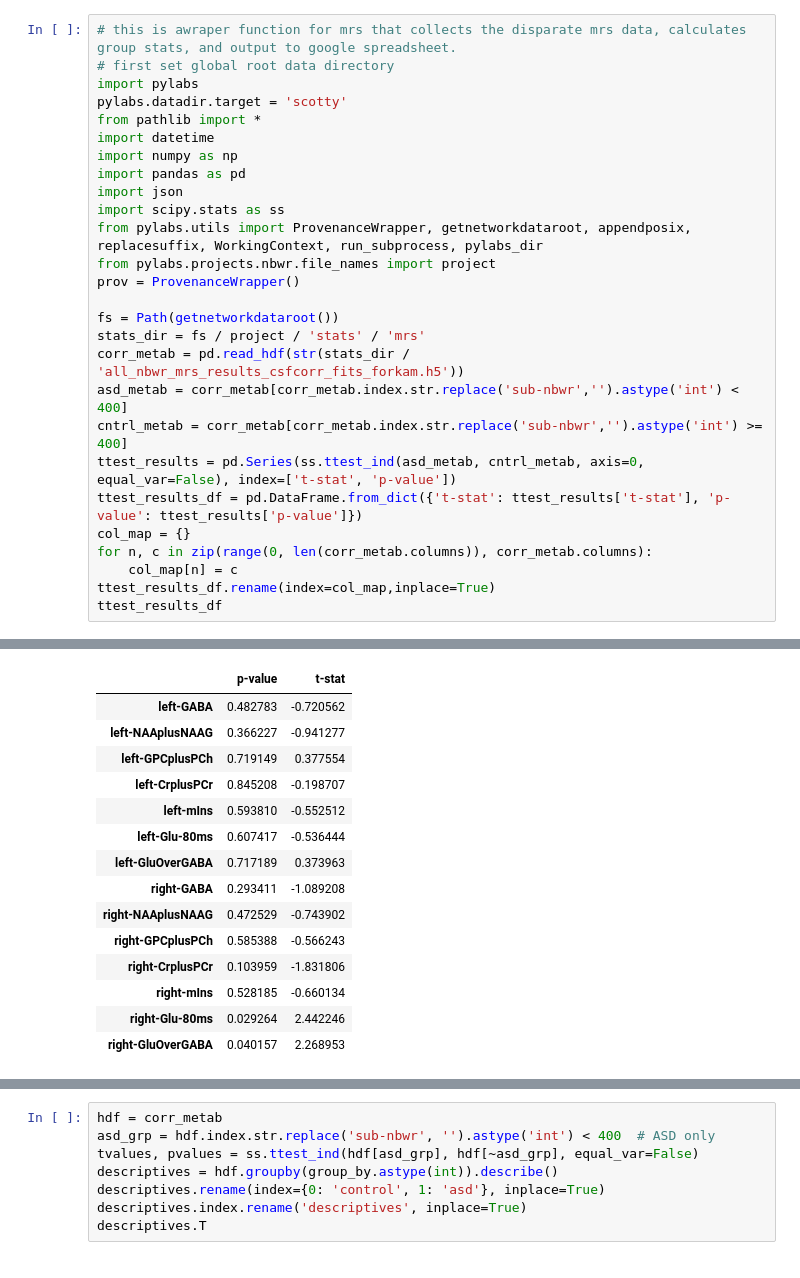
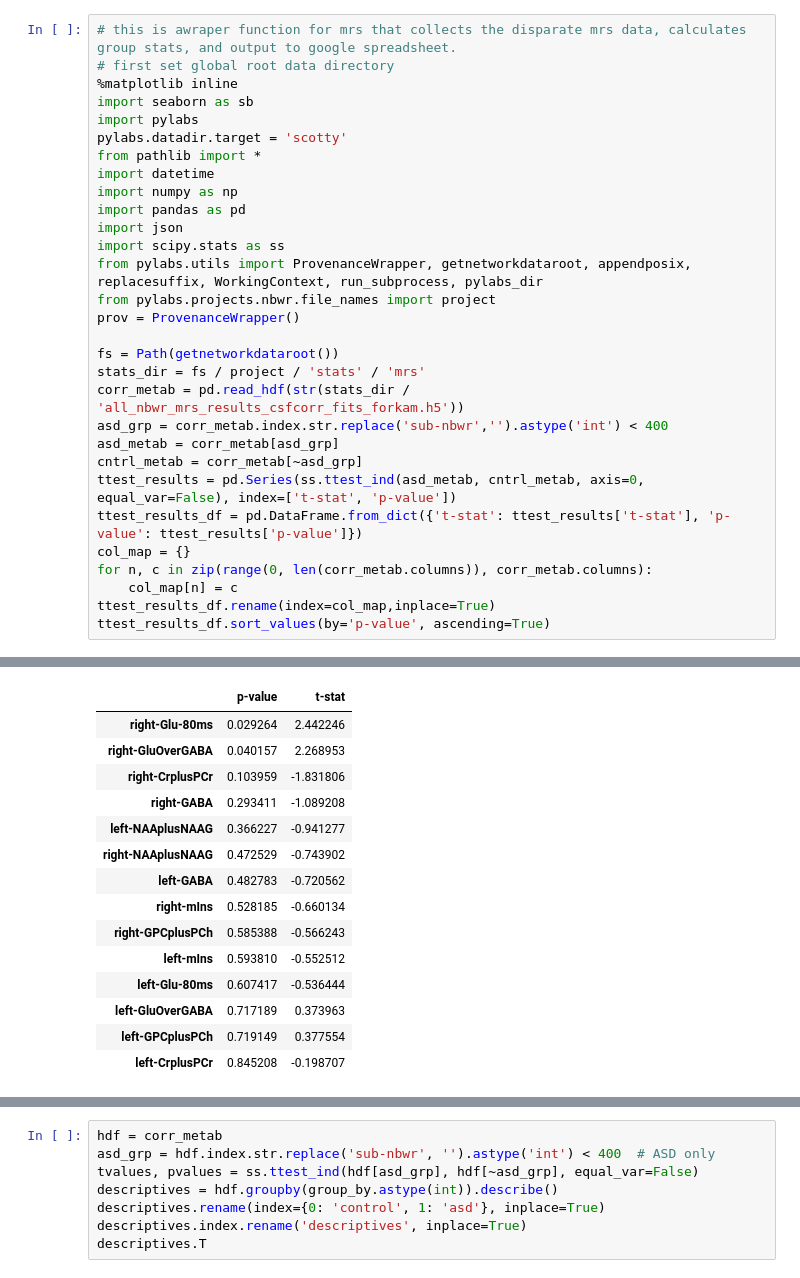
Before and after one commit to mrjeffstevenson3/mmimproc, a Jupyter notebook: ipn/Paros_mrs_stats_v1.ipynb, the cells around one changed output, grey strips where cells are left out. Drawn from its saved outputs; the diff is of its cells as text.

```diff
--- a/ipn/Paros_mrs_stats_v1.ipynb
+++ b/ipn/Paros_mrs_stats_v1.ipynb
@@ -1,6 +1,8 @@
 # %%
 # this is awraper function for mrs that collects the disparate mrs data, calculates group stats, and output to google spreadsheet.
 # first set global root data directory
+%matplotlib inline
+import seaborn as sb
 import pylabs
 pylabs.datadir.target = 'scotty'
 from pathlib import *
@@ -16,15 +18,16 @@ prov = ProvenanceWrapper()
 fs = Path(getnetworkdataroot())
 stats_dir = fs / project / 'stats' / 'mrs'
 corr_metab = pd.read_hdf(str(stats_dir / 'all_nbwr_mrs_results_csfcorr_fits_forkam.h5'))
-asd_metab = corr_metab[corr_metab.index.str.replace('sub-nbwr','').astype('int') < 400]
-cntrl_metab = corr_metab[corr_metab.index.str.replace('sub-nbwr','').astype('int') >= 400]
+asd_grp = corr_metab.index.str.replace('sub-nbwr','').astype('int') < 400
+asd_metab = corr_metab[asd_grp]
+cntrl_metab = corr_metab[~asd_grp]
 ttest_results = pd.Series(ss.ttest_ind(asd_metab, cntrl_metab, axis=0, equal_var=False), index=['t-stat', 'p-value'])
 ttest_results_df = pd.DataFrame.from_dict({'t-stat': ttest_results['t-stat'], 'p-value': ttest_results['p-value']})
 col_map = {}
 for n, c in zip(range(0, len(corr_metab.columns)), corr_metab.columns):
     col_map[n] = c
 ttest_results_df.rename(index=col_map,inplace=True)
-ttest_results_df
+ttest_results_df.sort_values(by='p-value', ascending=True)
 # %% [output]
 setting root data directory to scotty.
 setting root data directory to scotty.
@@ -34,18 +46,18 @@ setting root data directory to scotty.
 setting root data directory to scotty.
 /Users/mrjeffs/Documents/Research/data
 setting root data directory to scotty.
 |  | p-value | t-stat |
+| right-Glu-80ms | 0.029264 | 2.442246 |
+| right-GluOverGABA | 0.040157 | 2.268953 |
+| right-CrplusPCr | 0.103959 | -1.831806 |
+| right-GABA | 0.293411 | -1.089208 |
+| left-NAAplusNAAG | 0.366227 | -0.941277 |
+| right-NAAplusNAAG | 0.472529 | -0.743902 |
 | left-GABA | 0.482783 | -0.720562 |
-| left-NAAplusNAAG | 0.366227 | -0.941277 |
-| left-GPCplusPCh | 0.719149 | 0.377554 |
-| left-CrplusPCr | 0.845208 | -0.198707 |
+| right-mIns | 0.528185 | -0.660134 |
+| right-GPCplusPCh | 0.585388 | -0.566243 |
 | left-mIns | 0.593810 | -0.552512 |
 | left-Glu-80ms | 0.607417 | -0.536444 |
 | left-GluOverGABA | 0.717189 | 0.373963 |
-| right-GABA | 0.293411 | -1.089208 |
-| right-NAAplusNAAG | 0.472529 | -0.743902 |
-| right-GPCplusPCh | 0.585388 | -0.566243 |
-| right-CrplusPCr | 0.103959 | -1.831806 |
-| right-mIns | 0.528185 | -0.660134 |
-| right-Glu-80ms | 0.029264 | 2.442246 |
-| right-GluOverGABA | 0.040157 | 2.268953 |
+| left-GPCplusPCh | 0.719149 | 0.377554 |
+| left-CrplusPCr | 0.845208 | -0.198707 |
```
Also changed, not shown: parts of 6 cells of this notebook, 7 other files.
